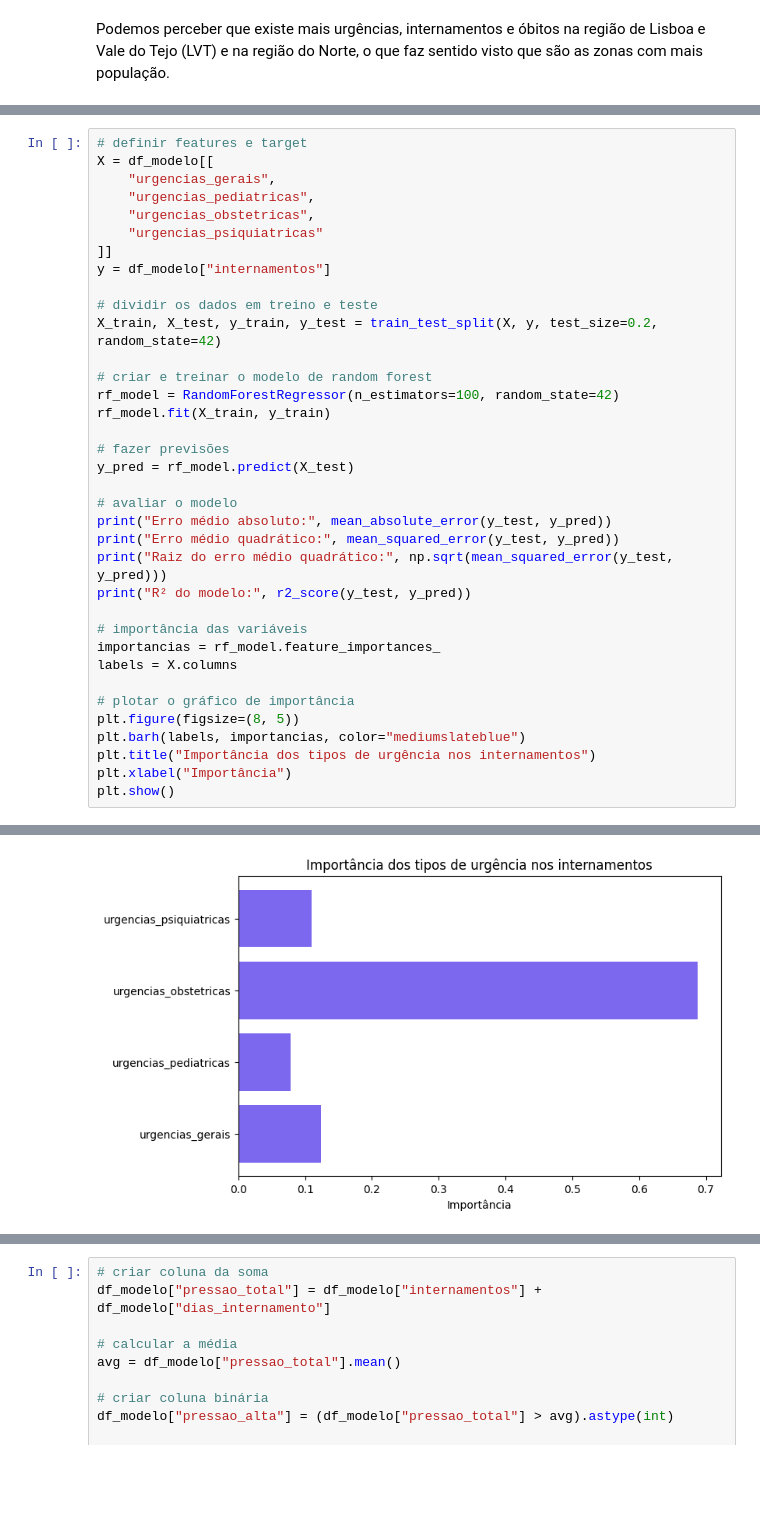
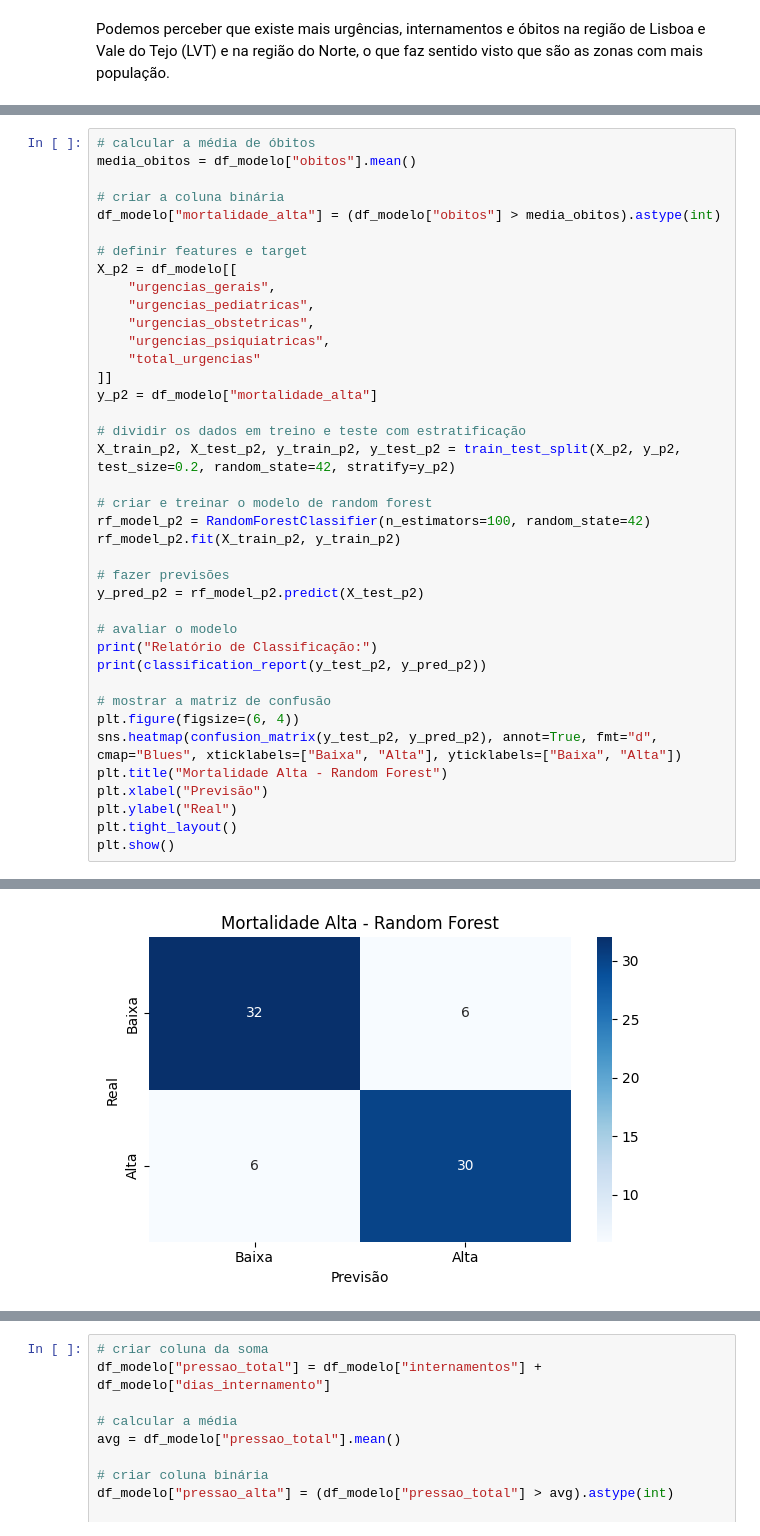
Before and after one commit to He1senb0rg/Projeto-PCD, a Jupyter notebook: projeto.ipynb, the cells around one changed output, grey strips where cells are left out. Cells and saved outputs as stored; diff of their text form; blank space fills up the shorter version.

```diff
--- a/projeto.ipynb
+++ b/projeto.ipynb
@@ -432,37 +494,40 @@ Prever internamentos com base nos vários tipos de urgências (pergunta de regre
 # %%
+# calcular a média de óbitos
+media_obitos = df_modelo["obitos"].mean()
+
+# criar a coluna binária
+df_modelo["mortalidade_alta"] = (df_modelo["obitos"] > media_obitos).astype(int)
+
 # definir features e target
-X = df_modelo[[
+X_p2 = df_modelo[[
     "urgencias_gerais",
     "urgencias_pediatricas",
     "urgencias_obstetricas",
-    "urgencias_psiquiatricas"
+    "urgencias_psiquiatricas",
+    "total_urgencias"
 ]]
-y = df_modelo["internamentos"]
+y_p2 = df_modelo["mortalidade_alta"]
 
-# dividir os dados em treino e teste
-X_train, X_test, y_train, y_test = train_test_split(X, y, test_size=0.2, random_state=42)
+# dividir os dados em treino e teste com estratificação
+X_train_p2, X_test_p2, y_train_p2, y_test_p2 = train_test_split(X_p2, y_p2, test_size=0.2, random_state=42, stratify=y_p2)
 
 # criar e treinar o modelo de random forest
-rf_model = RandomForestRegressor(n_estimators=100, random_state=42)
-rf_model.fit(X_train, y_train)
+rf_model_p2 = RandomForestClassifier(n_estimators=100, random_state=42)
+rf_model_p2.fit(X_train_p2, y_train_p2)
 
 # fazer previsões
-y_pred = rf_model.predict(X_test)
+y_pred_p2 = rf_model_p2.predict(X_test_p2)
 
 # avaliar o modelo
-print("Erro médio absoluto:", mean_absolute_error(y_test, y_pred))
-print("Erro médio quadrático:", mean_squared_error(y_test, y_pred))
-print("Raiz do erro médio quadrático:", np.sqrt(mean_squared_error(y_test, y_pred)))
-print("R² do modelo:", r2_score(y_test, y_pred))
+print("Relatório de Classificação:")
+print(classification_report(y_test_p2, y_pred_p2))
 
-# importância das variáveis
-importancias = rf_model.feature_importances_
-labels = X.columns
-
-# plotar o gráfico de importância
-plt.figure(figsize=(8, 5))
-plt.barh(labels, importancias, color="mediumslateblue")
-plt.title("Importância dos tipos de urgência nos internamentos")
-plt.xlabel("Importância")
+# mostrar a matriz de confusão
+plt.figure(figsize=(6, 4))
+sns.heatmap(confusion_matrix(y_test_p2, y_pred_p2), annot=True, fmt="d", cmap="Blues", xticklabels=["Baixa", "Alta"], yticklabels=["Baixa", "Alta"])
+plt.title("Mortalidade Alta - Random Forest")
+plt.xlabel("Previsão")
+plt.ylabel("Real")
+plt.tight_layout()
 plt.show()
 # %% [output]
@@ -473 +543 @@ R² do modelo: 0.7225377726165858
-[figure, old version]
+[figure, new version]
```
Also changed, not shown: parts of 23 cells of this notebook.
